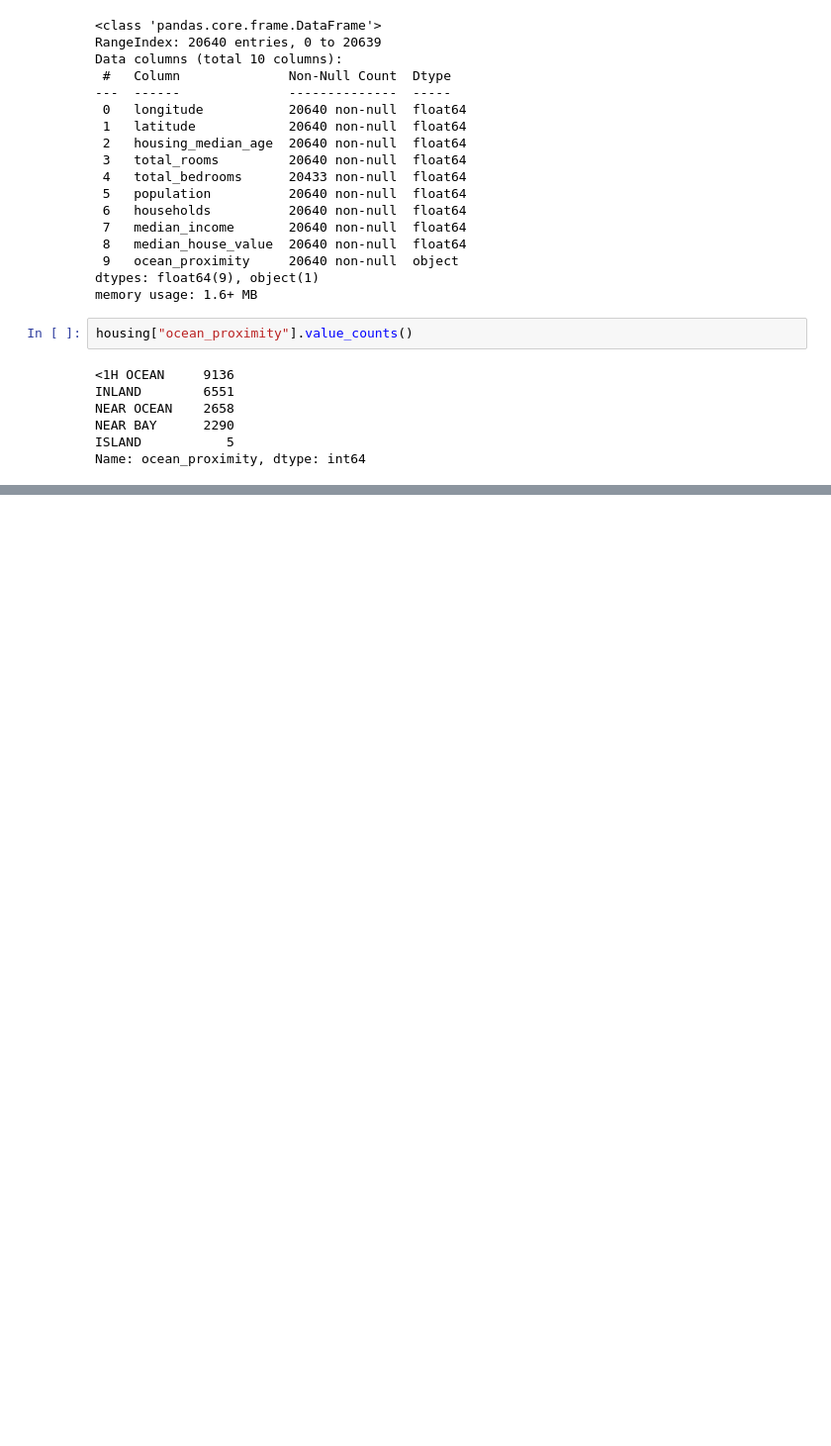
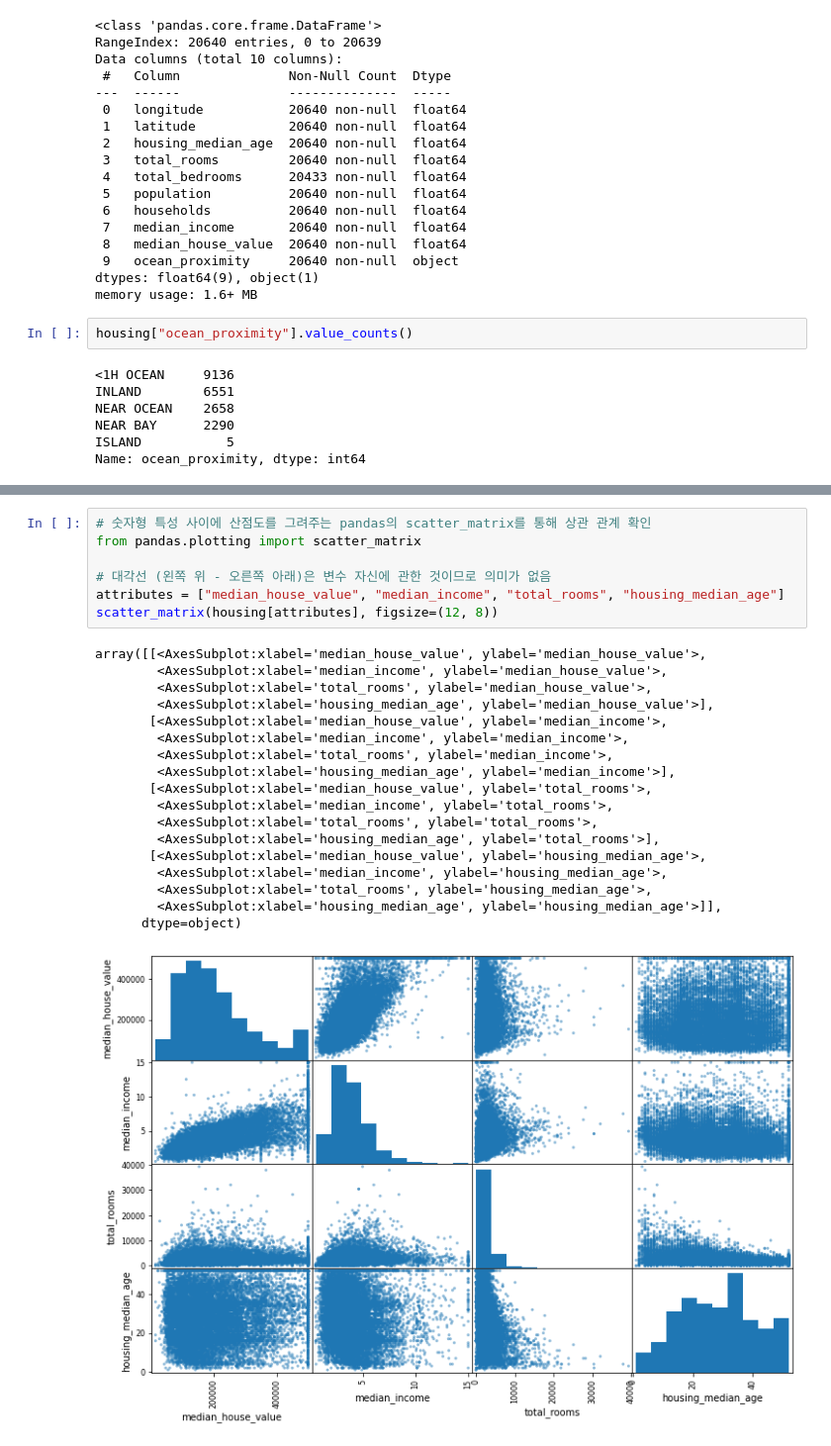
Before and after one commit to Aftermoon-dev/HandsOn-ML, a Jupyter notebook: chapter2.ipynb, the cells around one changed output, grey strips where cells are left out. Shown at 99% size. Cells and saved outputs as stored; diff of their text form; blank space fills up the shorter version.

```diff
--- a/chapter2.ipynb
+++ b/chapter2.ipynb
@@ -90,0 +205,26 @@ def split_train_test(data, test_ratio):
+# %%
+# 숫자형 특성 사이에 산점도를 그려주는 pandas의 scatter_matrix를 통해 상관 관계 확인
+from pandas.plotting import scatter_matrix
+
+# 대각선 (왼쪽 위 - 오른쪽 아래)은 변수 자신에 관한 것이므로 의미가 없음
+attributes = ["median_house_value", "median_income", "total_rooms", "housing_median_age"]
+scatter_matrix(housing[attributes], figsize=(12, 8))
+# %% [output]
+array([[<AxesSubplot:xlabel='median_house_value', ylabel='median_house_value'>,
+        <AxesSubplot:xlabel='median_income', ylabel='median_house_value'>,
+        <AxesSubplot:xlabel='total_rooms', ylabel='median_house_value'>,
+        <AxesSubplot:xlabel='housing_median_age', ylabel='median_house_value'>],
+       [<AxesSubplot:xlabel='median_house_value', ylabel='median_income'>,
+        <AxesSubplot:xlabel='median_income', ylabel='median_income'>,
+        <AxesSubplot:xlabel='total_rooms', ylabel='median_income'>,
+        <AxesSubplot:xlabel='housing_median_age', ylabel='median_income'>],
+       [<AxesSubplot:xlabel='median_house_value', ylabel='total_rooms'>,
+        <AxesSubplot:xlabel='median_income', ylabel='total_rooms'>,
+        <AxesSubplot:xlabel='total_rooms', ylabel='total_rooms'>,
+        <AxesSubplot:xlabel='housing_median_age', ylabel='total_rooms'>],
+       [<AxesSubplot:xlabel='median_house_value', ylabel='housing_median_age'>,
+        <AxesSubplot:xlabel='median_income', ylabel='housing_median_age'>,
+        <AxesSubplot:xlabel='total_rooms', ylabel='housing_median_age'>,
+        <AxesSubplot:xlabel='housing_median_age', ylabel='housing_median_age'>]],
+      dtype=object)
+[figure, added]
```
Also changed, not shown: parts of 50 cells of this notebook, 1 other file.
